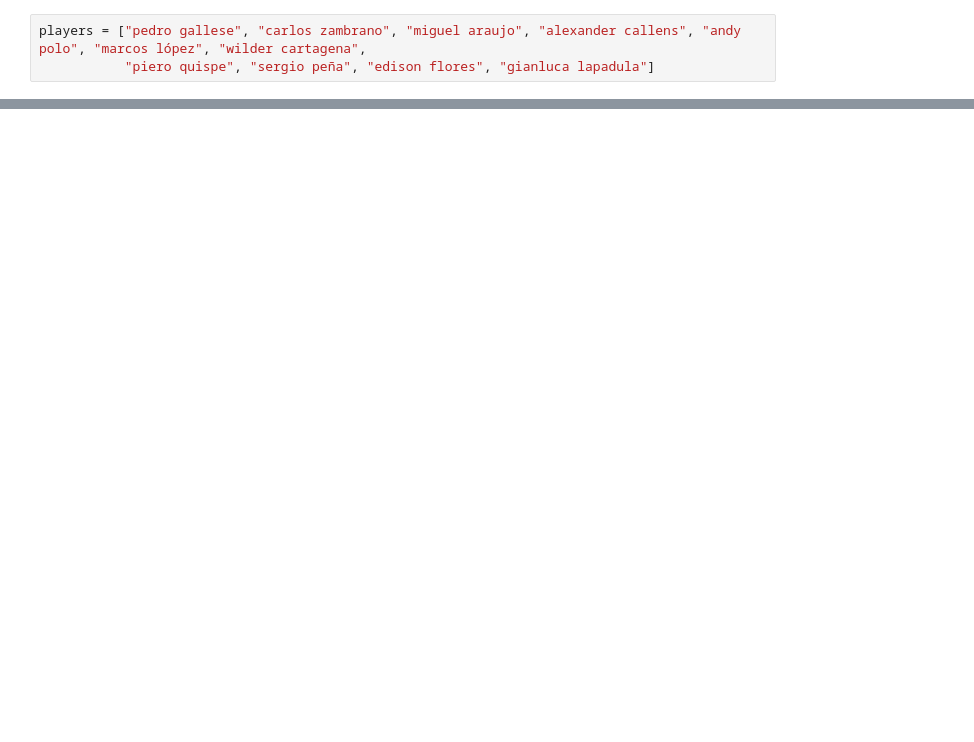
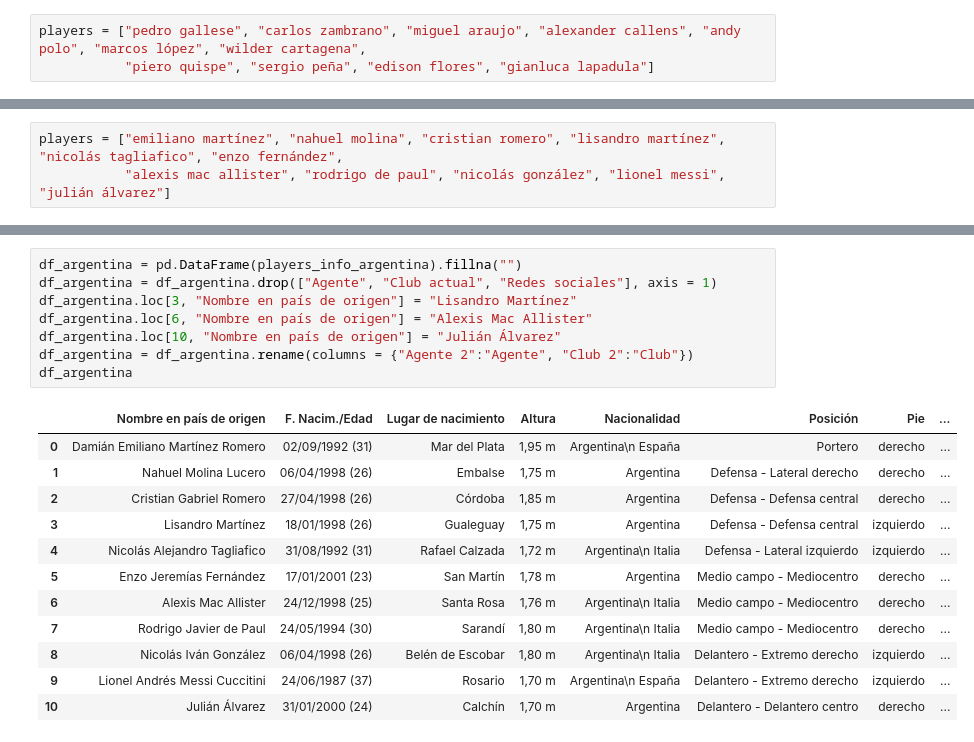
Before and after one commit to SebastianUrdaneguiBisalaya/Web-scraping-Valor-de-Mercado-Futbol-Peru, a Jupyter notebook: Web scraping/main.ipynb, the cells around one changed output, grey strips where cells are left out. Cells and saved outputs as stored; diff of their text form; blank space fills up the shorter version.

```diff
--- a/Web scraping/main.ipynb
+++ b/Web scraping/main.ipynb
@@ -126,0 +144,3 @@ Index(['Nombre en país de origen', 'F. Nacim./Edad', 'Lugar de nacimiento',
+# %%
+players = ["emiliano martínez", "nahuel molina", "cristian romero", "lisandro martínez", "nicolás tagliafico", "enzo fernández",
+           "alexis mac allister", "rodrigo de paul", "nicolás gonzález", "lionel messi", "julián álvarez"]
@@ -126,0 +244,21 @@ Index(['Nombre en país de origen', 'F. Nacim./Edad', 'Lugar de nacimiento',
+# %%
+df_argentina = pd.DataFrame(players_info_argentina).fillna("")
+df_argentina = df_argentina.drop(["Agente", "Club actual", "Redes sociales"], axis = 1)
+df_argentina.loc[3, "Nombre en país de origen"] = "Lisandro Martínez"
+df_argentina.loc[6, "Nombre en país de origen"] = "Alexis Mac Allister"
+df_argentina.loc[10, "Nombre en país de origen"] = "Julián Álvarez"
+df_argentina = df_argentina.rename(columns = {"Agente 2":"Agente", "Club 2":"Club"})
+df_argentina
+# %% [output]
+|  | Nombre en país de origen | F. Nacim./Edad | Lugar de nacimiento | Altura | Nacionalidad | Posición | Pie | ... |
+| 0 | Damián Emiliano Martínez Romero | 02/09/1992 (31) | Mar del Plata | 1,95 m | Argentina\n España | Portero | derecho | ... |
+| 1 | Nahuel Molina Lucero | 06/04/1998 (26) | Embalse | 1,75 m | Argentina | Defensa - Lateral derecho | derecho | ... |
+| 2 | Cristian Gabriel Romero | 27/04/1998 (26) | Córdoba | 1,85 m | Argentina | Defensa - Defensa central | derecho | ... |
+| 3 | Lisandro Martínez | 18/01/1998 (26) | Gualeguay | 1,75 m | Argentina | Defensa - Defensa central | izquierdo | ... |
+| 4 | Nicolás Alejandro Tagliafico | 31/08/1992 (31) | Rafael Calzada | 1,72 m | Argentina\n Italia | Defensa - Lateral izquierdo | izquierdo | ... |
+| 5 | Enzo Jeremías Fernández | 17/01/2001 (23) | San Martín | 1,78 m | Argentina | Medio campo - Mediocentro | derecho | ... |
+| 6 | Alexis Mac Allister | 24/12/1998 (25) | Santa Rosa | 1,76 m | Argentina\n Italia | Medio campo - Mediocentro | derecho | ... |
+| 7 | Rodrigo Javier de Paul | 24/05/1994 (30) | Sarandí | 1,80 m | Argentina\n Italia | Medio campo - Mediocentro | derecho | ... |
+| 8 | Nicolás Iván González | 06/04/1998 (26) | Belén de Escobar | 1,80 m | Argentina\n Italia | Delantero - Extremo derecho | izquierdo | ... |
+| 9 | Lionel Andrés Messi Cuccitini | 24/06/1987 (37) | Rosario | 1,70 m | Argentina\n España | Delantero - Extremo derecho | izquierdo | ... |
+| 10 | Julián Álvarez | 31/01/2000 (24) | Calchín | 1,70 m | Argentina | Delantero - Delantero centro | derecho | ... |
```
Also changed, not shown: parts of 12 cells of this notebook, 2 other files.
